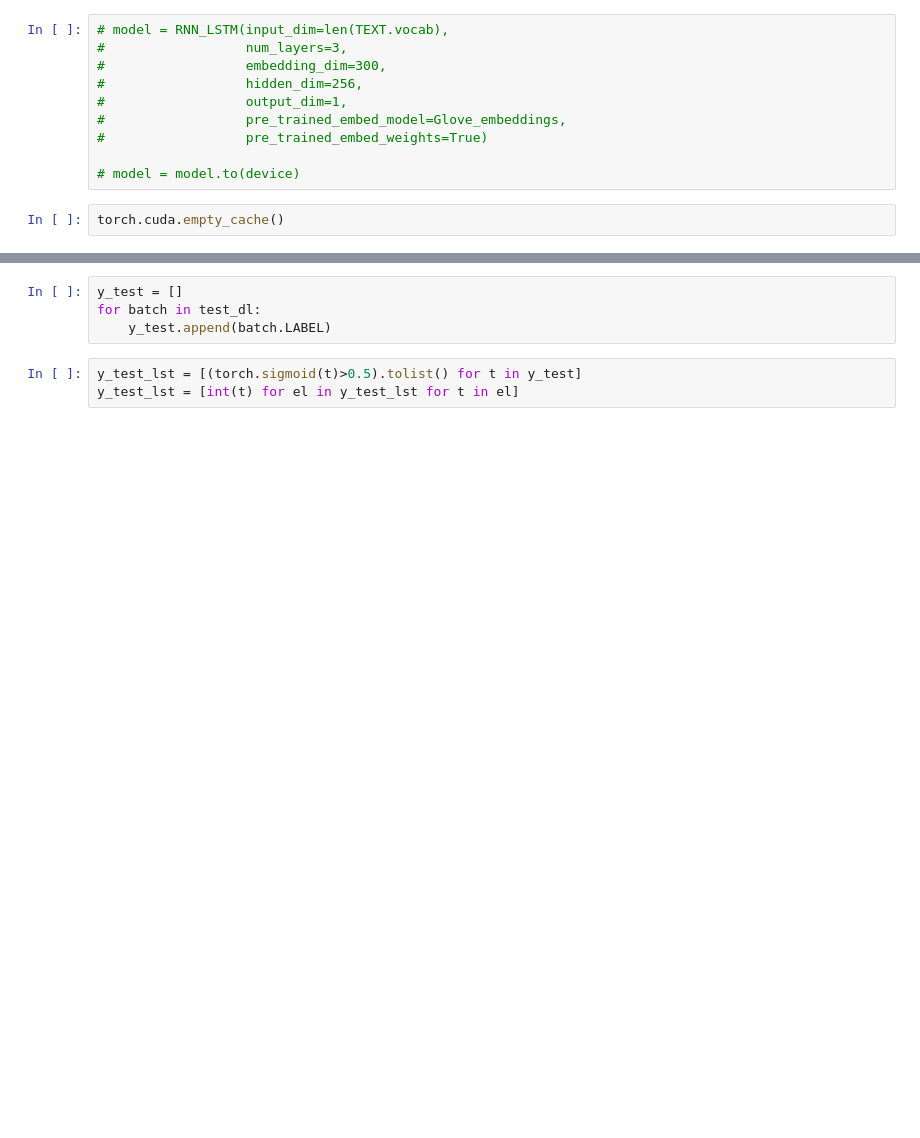
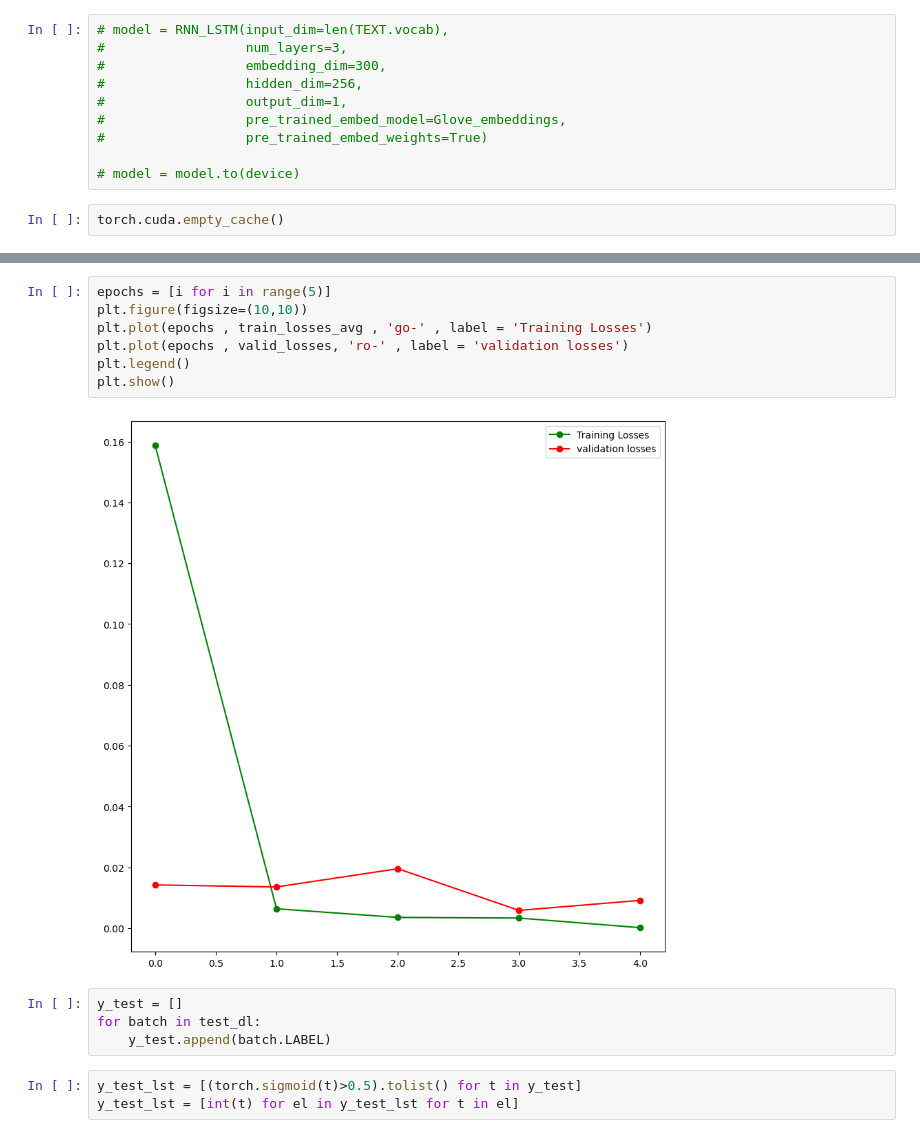
Before and after one commit to HP3-16/torch-learning, a Jupyter notebook: Projects/FAKE-NEWS-DETECTION/main_file.ipynb, the cells around one changed output, grey strips where cells are left out. Drawn from its saved outputs; the diff is of its cells as text; blank space fills up the shorter version.

```diff
--- a/Projects/FAKE-NEWS-DETECTION/main_file.ipynb
+++ b/Projects/FAKE-NEWS-DETECTION/main_file.ipynb
@@ -438,3 +476,12 @@ Test loss = 0.020253776138383566; Test acc = 99.64095744680851
+# %%
+epochs = [i for i in range(5)]
+plt.figure(figsize=(10,10))
+plt.plot(epochs , train_losses_avg , 'go-' , label = 'Training Losses')
+plt.plot(epochs , valid_losses, 'ro-' , label = 'validation losses')
+plt.legend()
+plt.show()
+# %% [output]
+[figure, added]
 # %%
 y_test = []
 for batch in test_dl:
```
Also changed, not shown: parts of 16 cells of this notebook, 1 other file.
